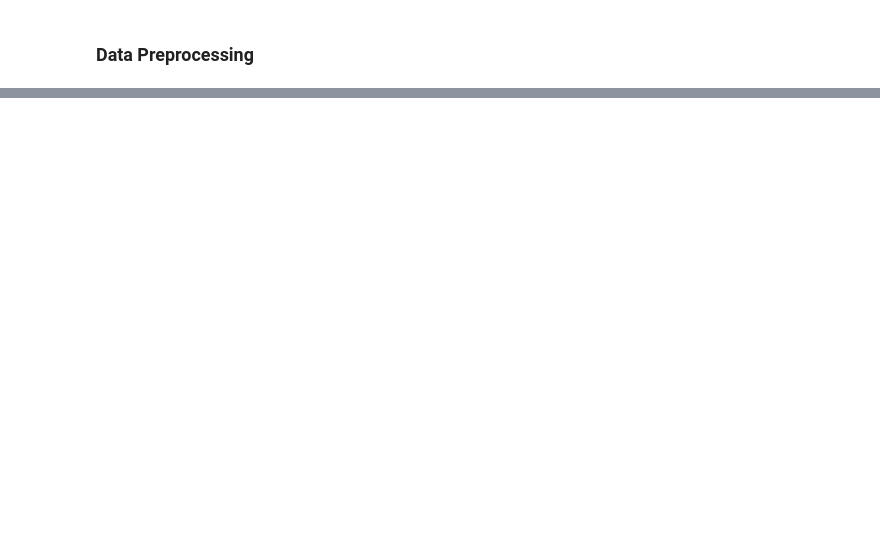
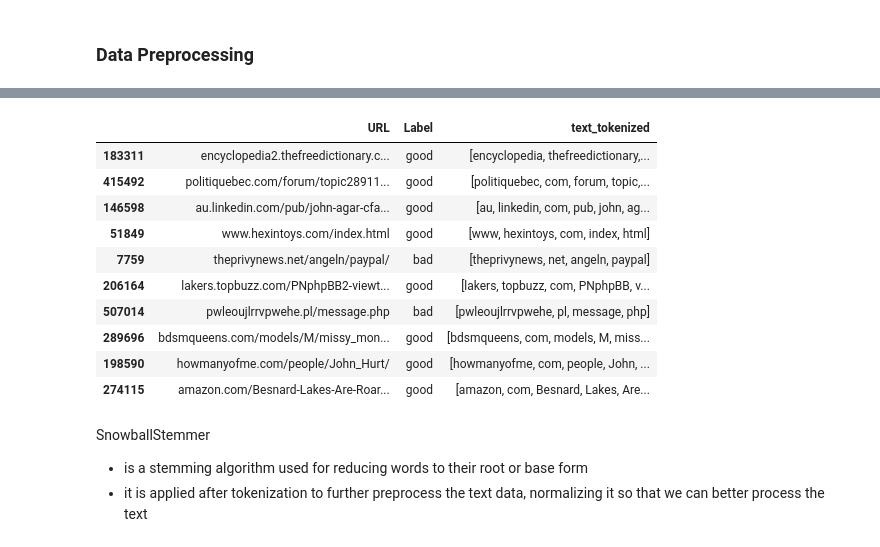
Before and after one commit to Kairos5106/data-science, a Jupyter notebook: test.ipynb, the cells around one changed output, grey strips where cells are left out. Saved outputs shown, nothing was run; the diff lists cells and outputs as text; code cells hidden in the pictures; blank space fills up the shorter version.

```diff
--- a/test.ipynb
+++ b/test.ipynb
@@ -90,0 +133,18 @@ plt.show()
+# %%
+phish_data.sample(10)
+# %% [output]
+|  | URL | Label | text_tokenized |
+| 183311 | encyclopedia2.thefreedictionary.c... | good | [encyclopedia, thefreedictionary,... |
+| 415492 | politiquebec.com/forum/topic28911... | good | [politiquebec, com, forum, topic,... |
+| 146598 | au.linkedin.com/pub/john-agar-cfa... | good | [au, linkedin, com, pub, john, ag... |
+| 51849 | www.hexintoys.com/index.html | good | [www, hexintoys, com, index, html] |
+| 7759 | theprivynews.net/angeln/paypal/ | bad | [theprivynews, net, angeln, paypal] |
+| 206164 | lakers.topbuzz.com/PNphpBB2-viewt... | good | [lakers, topbuzz, com, PNphpBB, v... |
+| 507014 | pwleoujlrrvpwehe.pl/message.php | bad | [pwleoujlrrvpwehe, pl, message, php] |
+| 289696 | bdsmqueens.com/models/M/missy_mon... | good | [bdsmqueens, com, models, M, miss... |
+| 198590 | howmanyofme.com/people/John_Hurt/ | good | [howmanyofme, com, people, John, ... |
+| 274115 | amazon.com/Besnard-Lakes-Are-Roar... | good | [amazon, com, Besnard, Lakes, Are... |
+# %% [markdown]
+SnowballStemmer
+- is a stemming algorithm used for reducing words to their root or base form
+- it is applied after tokenization to further preprocess the text data, normalizing it so that we can better process the text
```
Also changed, not shown: parts of 14 cells of this notebook.
